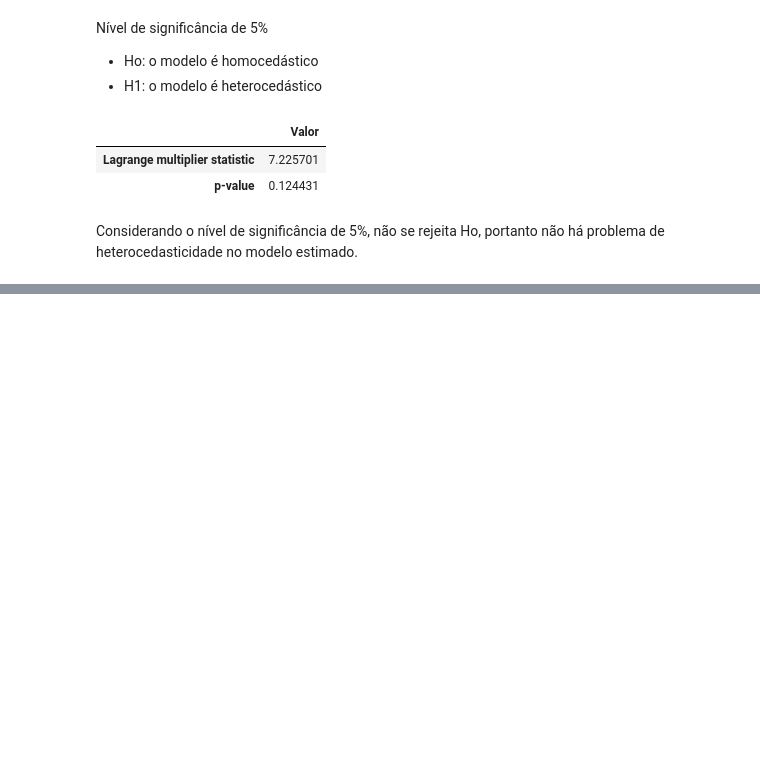
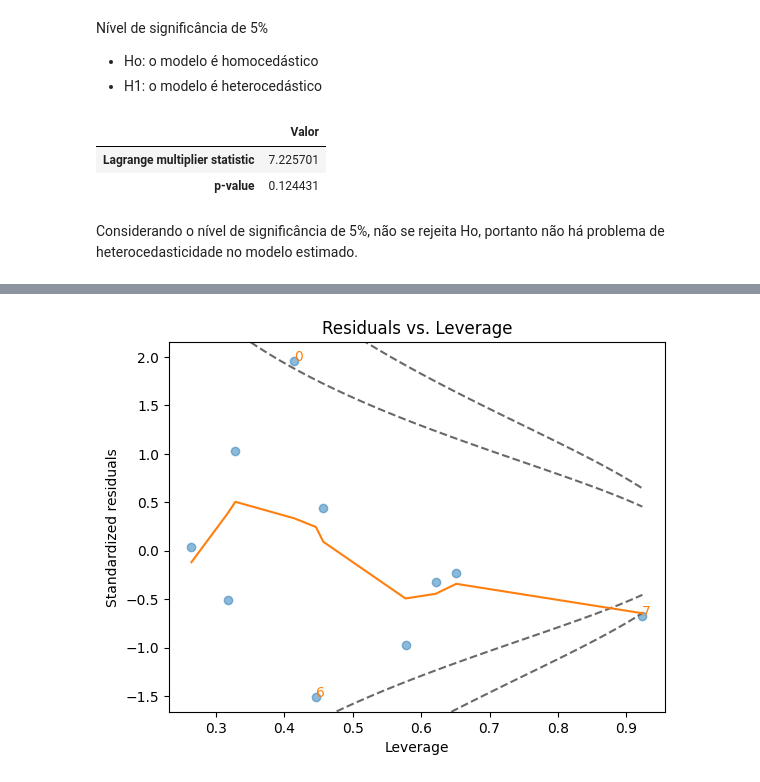
Before and after one commit to HerickSilva9/Aplicacoes-MCRL, a Jupyter notebook: main.ipynb, the cells around one changed output, grey strips where cells are left out. Cells and saved outputs as stored; diff of their text form; code cells hidden in the pictures; blank space fills up the shorter version.

```diff
--- a/main.ipynb
+++ b/main.ipynb
@@ -264,0 +271,6 @@ Considerando o nível de significância de 5%, não se rejeita Ho, portanto não
+# %%
+# Gráfico Residuals vs. Leverage para pontos influentes
+
+lmdiag.resid_lev(fit);
+# %% [output]
+[figure, added]
```
Also changed, not shown: parts of 6 cells of this notebook.
